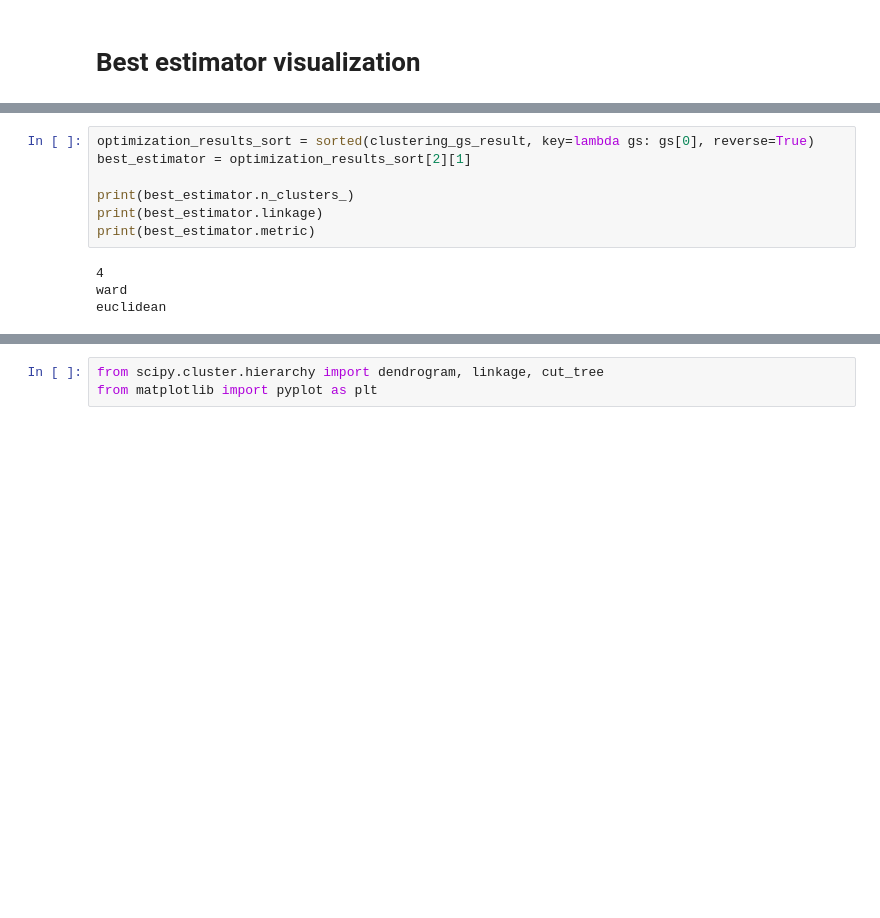
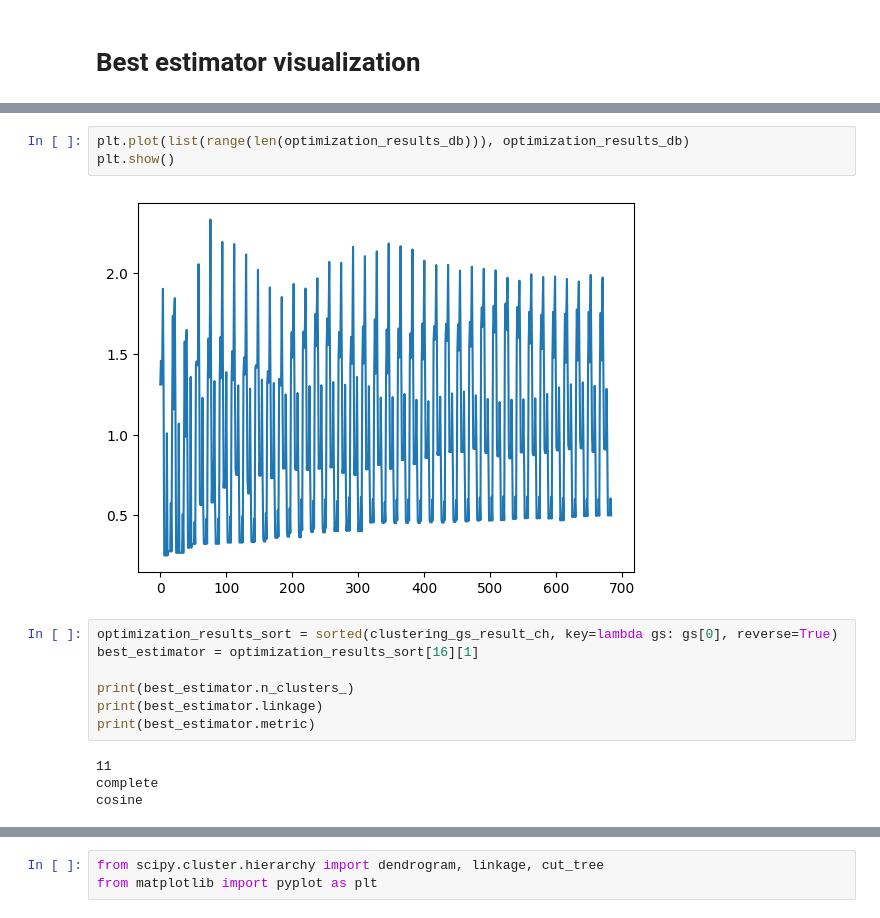
Before and after one commit to Ko4eBHuK/hybrid-intelligent-systems, a Jupyter notebook: HIS2.ipynb, the cells around one changed output, grey strips where cells are left out. Cells and saved outputs as stored; diff of their text form; blank space fills up the shorter version.

```diff
--- a/HIS2.ipynb
+++ b/HIS2.ipynb
@@ -180,14 +204,19 @@ plt.show()
+# %%
+plt.plot(list(range(len(optimization_results_db))), optimization_results_db)
+plt.show()
+# %% [output]
+[figure, added]
 # %%
-optimization_results_sort = sorted(clustering_gs_result, key=lambda gs: gs[0], reverse=True)
-best_estimator = optimization_results_sort[2][1]
+optimization_results_sort = sorted(clustering_gs_result_ch, key=lambda gs: gs[0], reverse=True)
+best_estimator = optimization_results_sort[16][1]
 
 print(best_estimator.n_clusters_)
 print(best_estimator.linkage)
 print(best_estimator.metric)
 # %% [output]
-4
-ward
-euclidean
+11
+complete
+cosine
 # %%
 optimization_results_sort[0:20]
 # %% [output]
```
Also changed, not shown: parts of 16 cells of this notebook, 1 other file.
